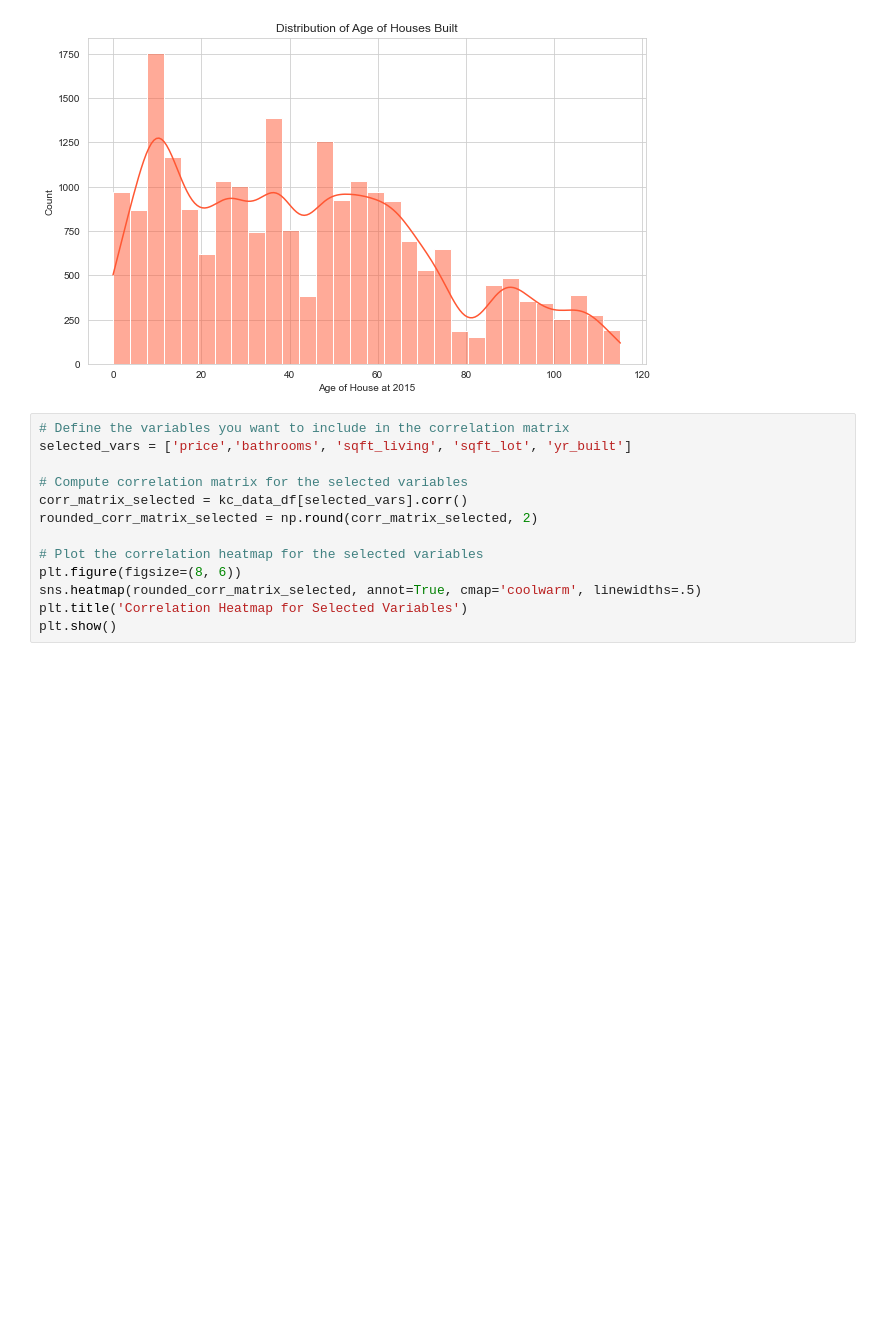
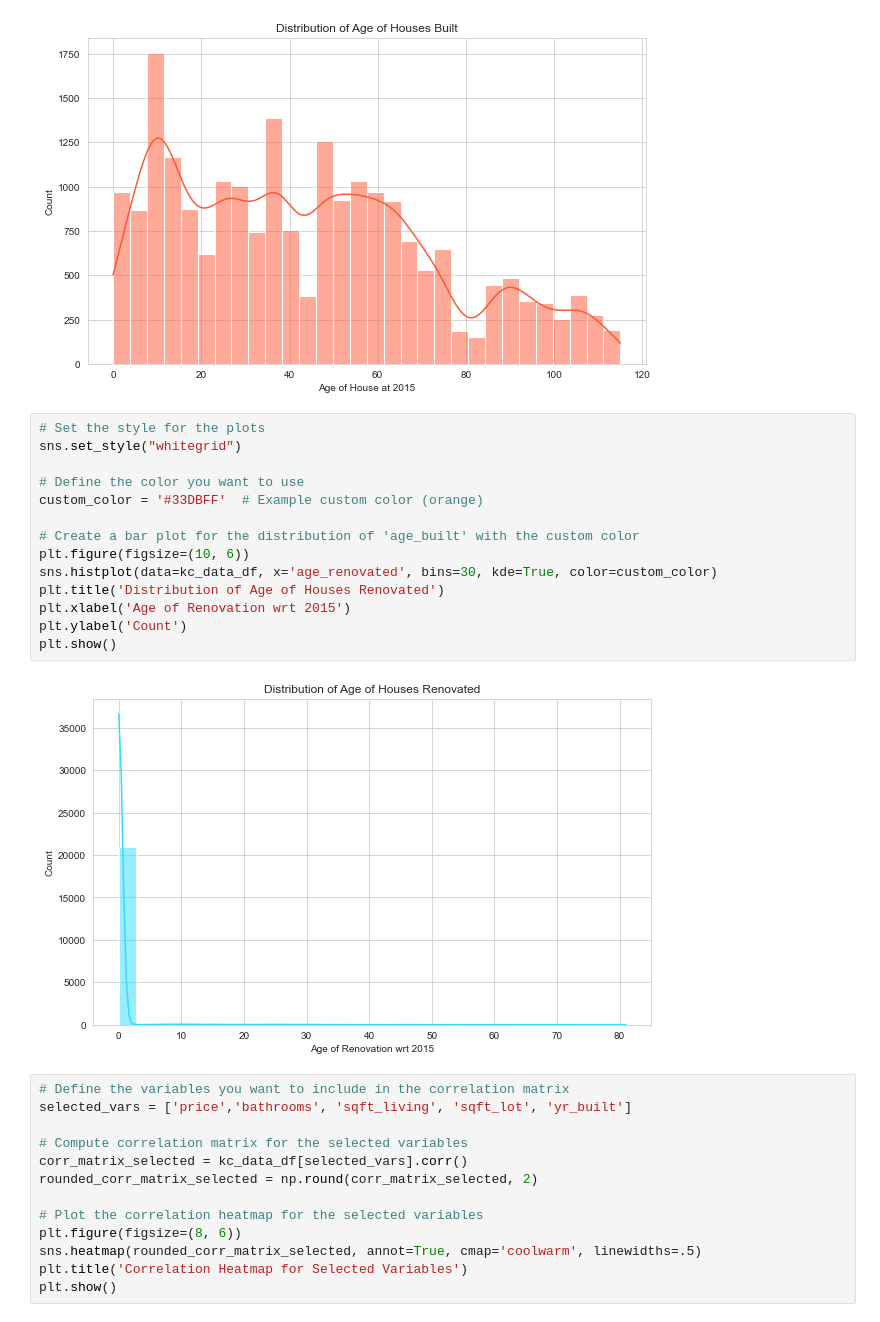
Before and after one commit to ggeorgekkariuki/Kings-Country-Housing-Project, a Jupyter notebook: student.ipynb, the cells around one changed output. Saved outputs shown, nothing was run; the diff lists cells and outputs as text; blank space fills up the shorter version.

```diff
--- a/student.ipynb
+++ b/student.ipynb
@@ -832,6 +809,22 @@ plt.ylabel('Count')
 plt.show()
 # %% [output]
 [figure]
+# %%
+# Set the style for the plots
+sns.set_style("whitegrid")
+
+# Define the color you want to use
+custom_color = '#33DBFF'  # Example custom color (orange)
+
+# Create a bar plot for the distribution of 'age_built' with the custom color
+plt.figure(figsize=(10, 6))
+sns.histplot(data=kc_data_df, x='age_renovated', bins=30, kde=True, color=custom_color)
+plt.title('Distribution of Age of Houses Renovated')
+plt.xlabel('Age of Renovation wrt 2015')
+plt.ylabel('Count')
+plt.show()
+# %% [output]
+[figure, added]
 # %%
 # Define the variables you want to include in the correlation matrix
 selected_vars = ['price','bathrooms', 'sqft_living', 'sqft_lot', 'yr_built']
```
Also changed, not shown: parts of 6 cells of this notebook.
